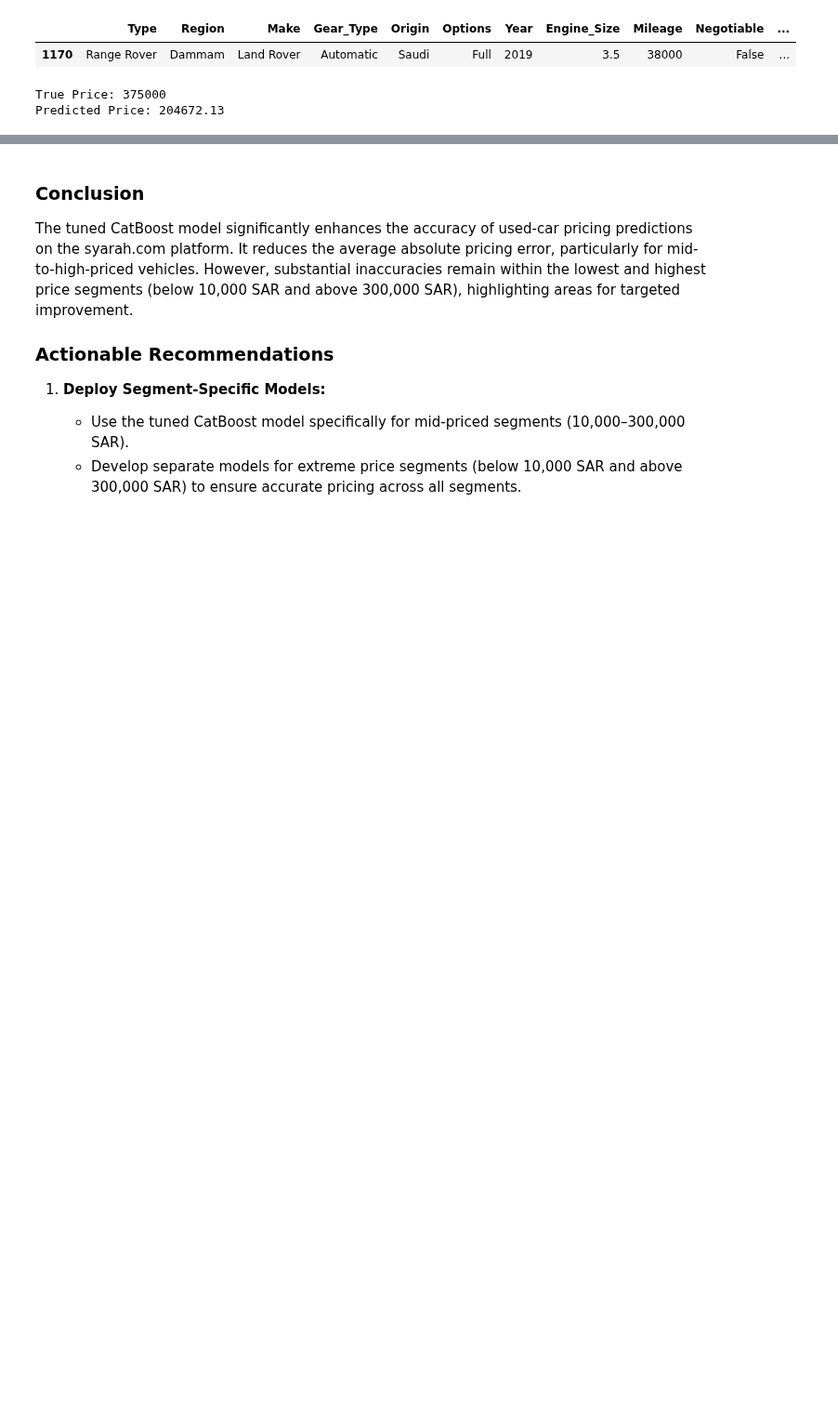
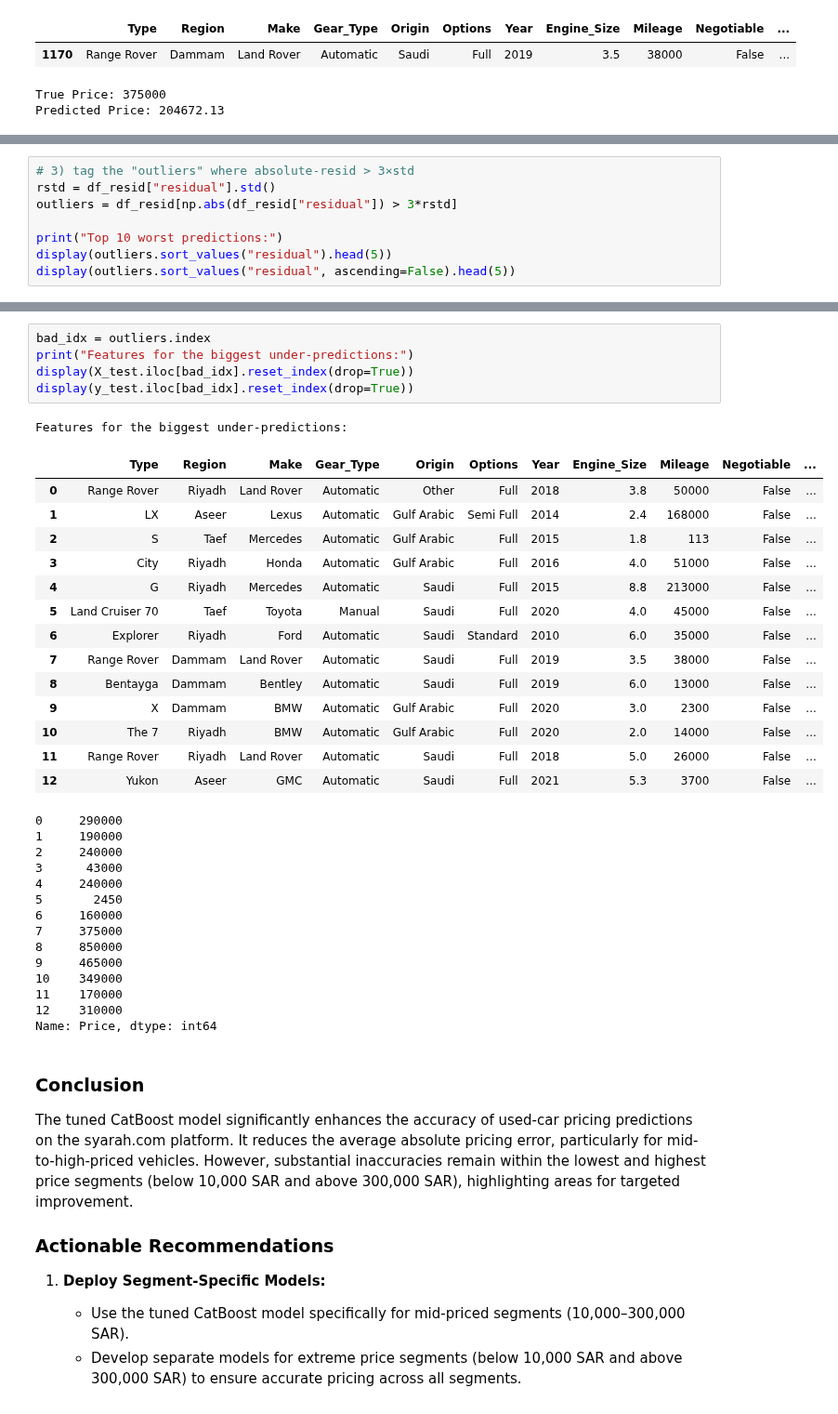
Before and after one commit to RioPramana21/Ctrl-Price-Taking-Control-of-Used-Car-Valuations-with-ML, a Jupyter notebook: code_files/feature_engineering_and_modelling.ipynb, the cells around one changed output, grey strips where cells are left out. Shown at 93% size. Drawn from its saved outputs; the diff is of its cells as text; blank space fills up the shorter version.

```diff
--- a/code_files/feature_engineering_and_modelling.ipynb
+++ b/code_files/feature_engineering_and_modelling.ipynb
@@ -728,0 +767,8 @@ Predicted Price: 204672.13
+# %%
+# 3) tag the "outliers" where absolute-resid > 3×std
+rstd = df_resid["residual"].std()
+outliers = df_resid[np.abs(df_resid["residual"]) > 3*rstd]
+
+print("Top 10 worst predictions:")
+display(outliers.sort_values("residual").head(5))
+display(outliers.sort_values("residual", ascending=False).head(5))
@@ -729,3 +789,38 @@ Predicted Price: 204672.13
+# %%
+bad_idx = outliers.index
+print("Features for the biggest under-predictions:")
+display(X_test.iloc[bad_idx].reset_index(drop=True))
+display(y_test.iloc[bad_idx].reset_index(drop=True))
+# %% [output]
+Features for the biggest under-predictions:
+|  | Type | Region | Make | Gear_Type | Origin | Options | Year | Engine_Size | Mileage | Negotiable | ... |
+| 0 | Range Rover | Riyadh | Land Rover | Automatic | Other | Full | 2018 | 3.8 | 50000 | False | ... |
+| 1 | LX | Aseer | Lexus | Automatic | Gulf Arabic | Semi Full | 2014 | 2.4 | 168000 | False | ... |
+| 2 | S | Taef | Mercedes | Automatic | Gulf Arabic | Full | 2015 | 1.8 | 113 | False | ... |
+| 3 | City | Riyadh | Honda | Automatic | Gulf Arabic | Full | 2016 | 4.0 | 51000 | False | ... |
+| 4 | G | Riyadh | Mercedes | Automatic | Saudi | Full | 2015 | 8.8 | 213000 | False | ... |
+| 5 | Land Cruiser 70 | Taef | Toyota | Manual | Saudi | Full | 2020 | 4.0 | 45000 | False | ... |
+| 6 | Explorer | Riyadh | Ford | Automatic | Saudi | Standard | 2010 | 6.0 | 35000 | False | ... |
+| 7 | Range Rover | Dammam | Land Rover | Automatic | Saudi | Full | 2019 | 3.5 | 38000 | False | ... |
+| 8 | Bentayga | Dammam | Bentley | Automatic | Saudi | Full | 2019 | 6.0 | 13000 | False | ... |
+| 9 | X | Dammam | BMW | Automatic | Gulf Arabic | Full | 2020 | 3.0 | 2300 | False | ... |
+| 10 | The 7 | Riyadh | BMW | Automatic | Gulf Arabic | Full | 2020 | 2.0 | 14000 | False | ... |
+| 11 | Range Rover | Riyadh | Land Rover | Automatic | Saudi | Full | 2018 | 5.0 | 26000 | False | ... |
+| 12 | Yukon | Aseer | GMC | Automatic | Saudi | Full | 2021 | 5.3 | 3700 | False | ... |
+0     290000
+1     190000
+2     240000
+3      43000
+4     240000
+5       2450
+6     160000
+7     375000
+8     850000
+9     465000
+10    349000
+11    170000
+12    310000
+Name: Price, dtype: int64
 # %% [markdown]
 ### Conclusion
 
```
Also changed, not shown: parts of 4 cells of this notebook.
